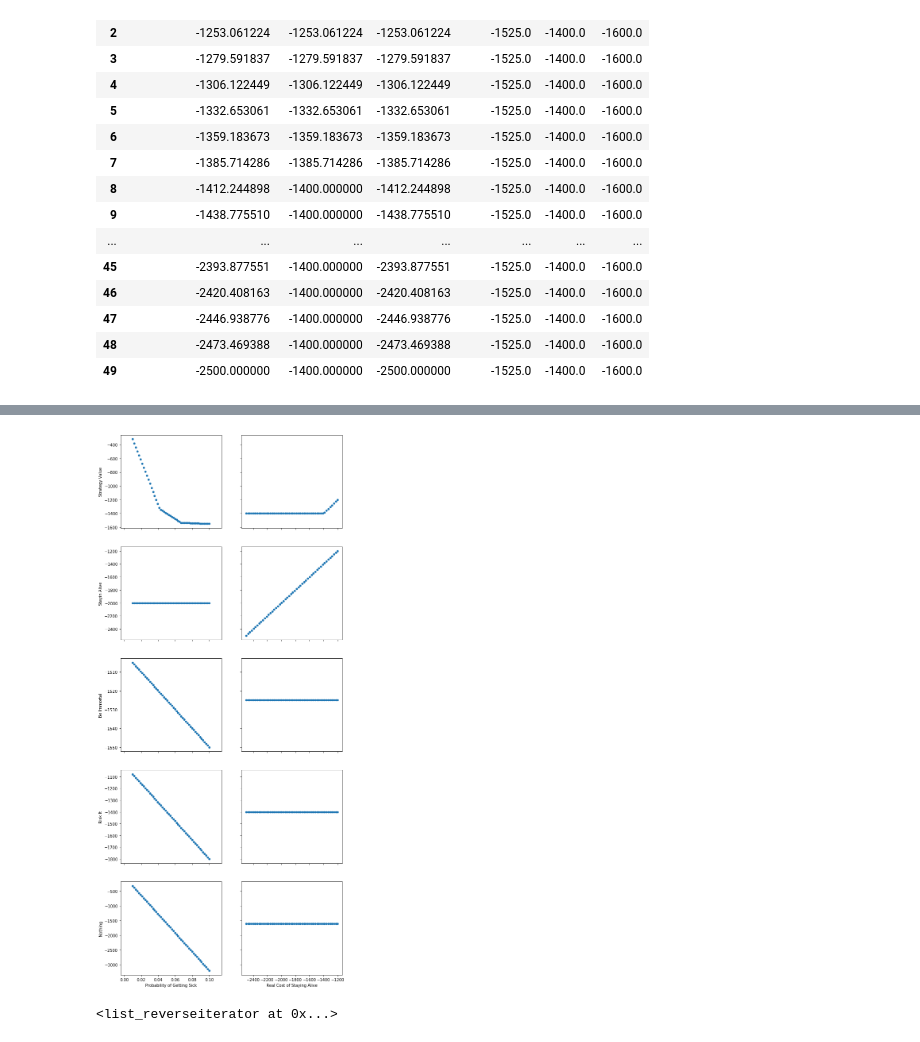
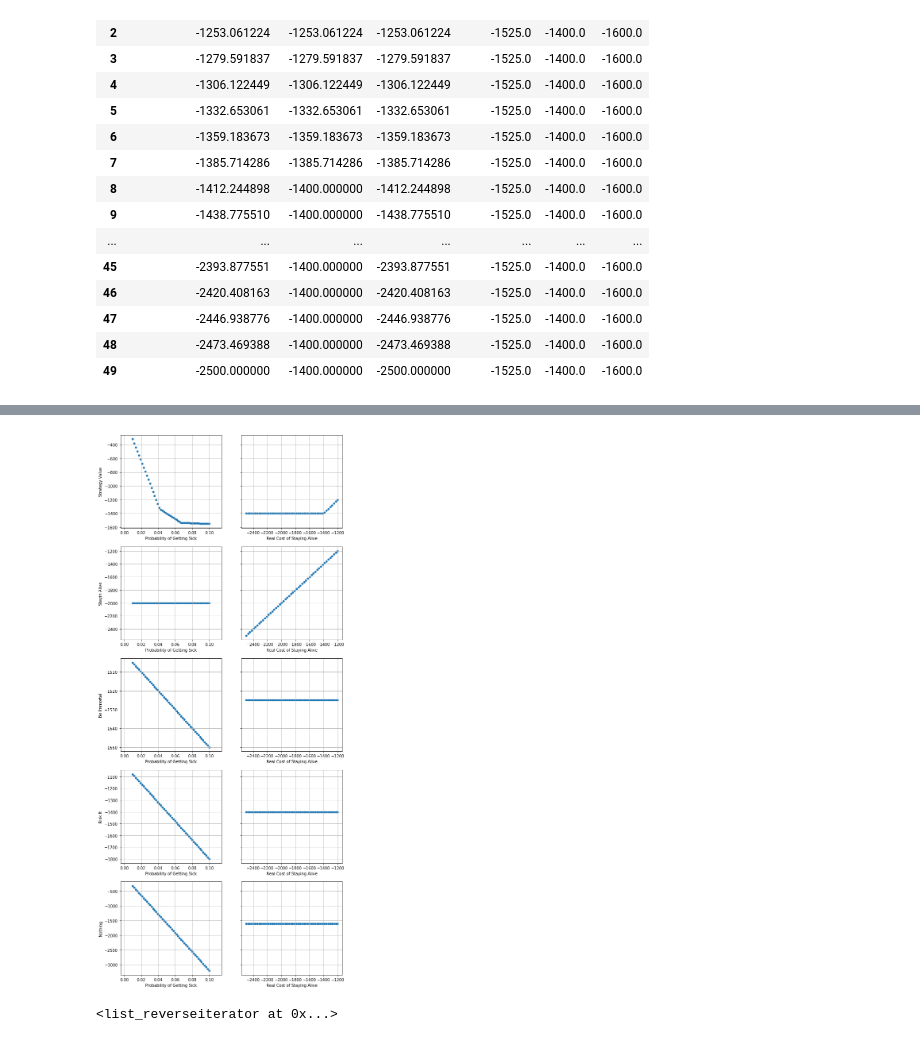
Before and after one commit to francoistrahan/pynes, a Jupyter notebook: pyne/Insurance Example.ipynb, the cells around one changed output, grey strips where cells are left out. Cells and saved outputs as stored; diff of their text form; code cells hidden in the pictures.

```diff
--- a/pyne/Insurance Example.ipynb
+++ b/pyne/Insurance Example.ipynb
@@ -390,42 +392,7 @@ ValueError: Invalid color argument: ''
-# %%
-from itertools import product
-
-nrow = len(sensitivityAnalysis.outputNames)
-ncol = len(sensitivityAnalysis.variableNames)
-
-fig, axs = plt.subplots(nrow, ncol, sharex=False, sharey=False, figsize=(5*ncol, 5*nrow))
-
-for r, c in product(range(nrow), range(ncol)):
-    oname = sensitivityAnalysis.outputNames[r]
-    vname = sensitivityAnalysis.variableNames[c]
-    ax = axs[r][c]
-    sensitivityAnalysis.individualResponses[vname].plot.scatter(ax=ax, x=vname, y=oname)
-
-    if r == nrow-1:
-        ax.set(xlabel=vname)
-    else:
-        ax.set(xlabel="", xticklabels=[])
-
-    if c == 0:
-        ax.set(ylabel=oname)
-    else:
-        ax.set(ylabel="", yticklabels=[])
-
-
-
-for r in range(nrow):
-    rowmin = min(ax.get_ylim()[0] for ax in axs[r])
-    rowmax = max(ax.get_ylim()[1] for ax in axs[r])
-    for c in range(ncol):
-        axs[r][c].set(ylim=((rowmin,rowmax)))
-
-for c in range(ncol):
-    colmin = min(axs[r][c].get_xlim()[0] for r in range(nrow))
-    colmax = max(axs[r][c].get_xlim()[1] for r in range(nrow))
-    for r in range(nrow):
-        axs[r][c].set(xlim=((colmin,colmax)))
-# %% [output]
-[figure, removed]
+# %%
+d = sensitivityAnalysis.getIndivisualResponseGraphs(hideExtraYLabels=True)
+# %% [output]
+[figure, added]
 # %%
 reversed([1,2])
 # %% [output]
```
Also changed, not shown: parts of 1 cell of this notebook.
